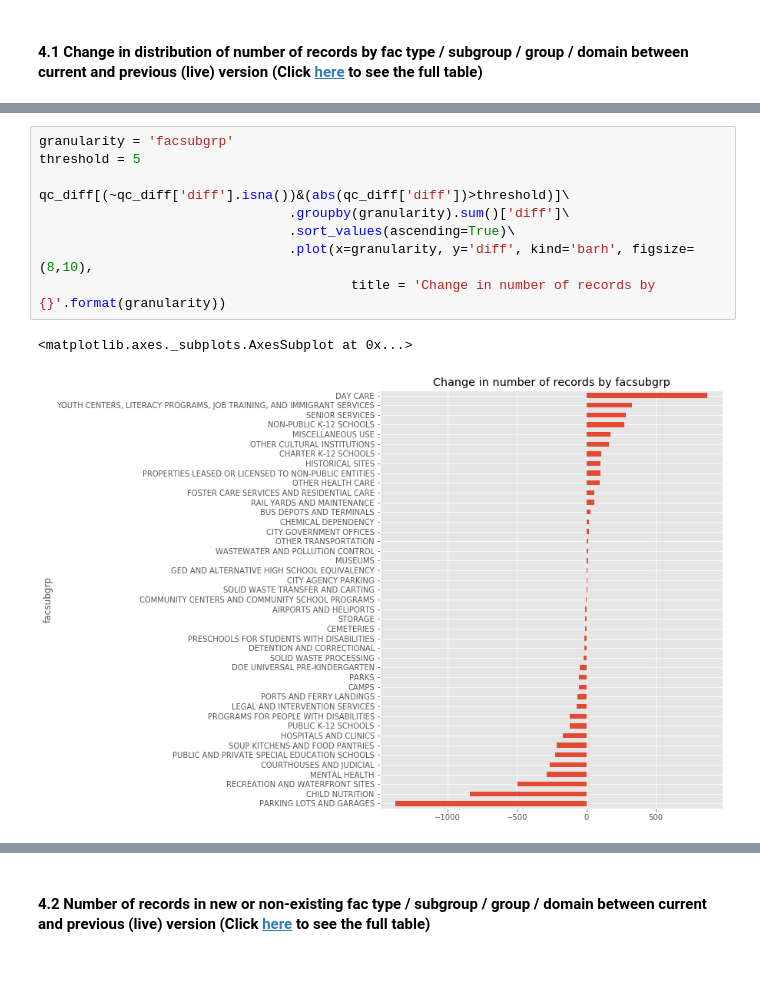
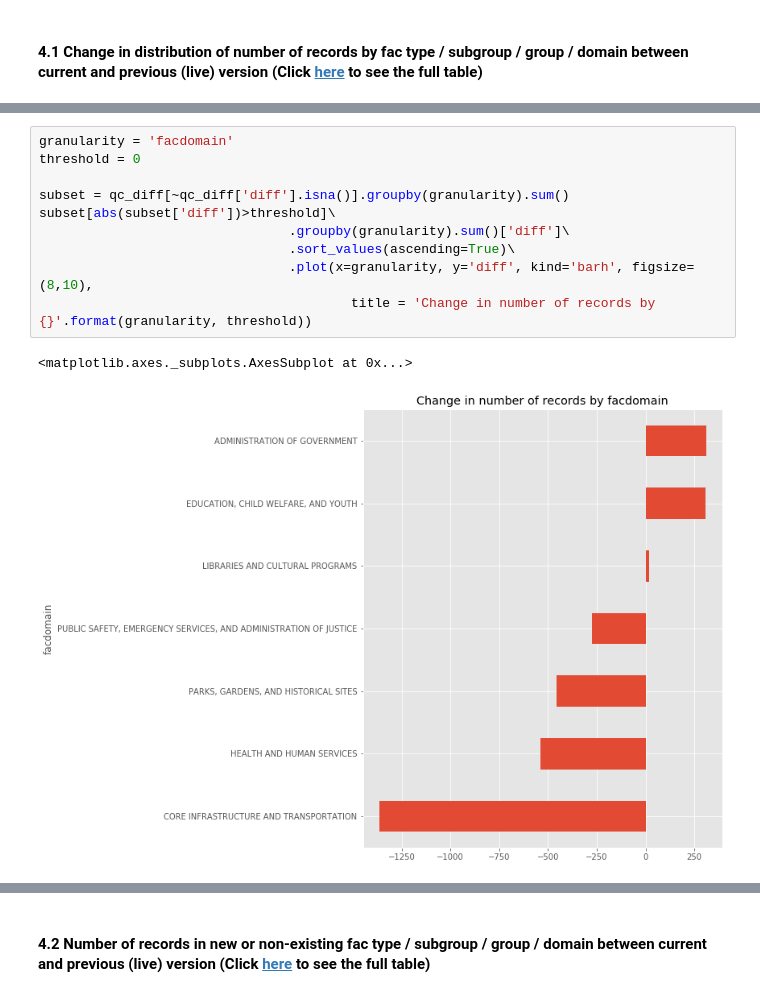
Before and after one commit to NYCPlanning/db-facilities-tmp, a Jupyter notebook: notebooks/facilities_qaqc.ipynb, the cells around one changed output, grey strips where cells are left out. Cells and saved outputs as stored; diff of their text form; blank space fills up the shorter version.

```diff
--- a/notebooks/facilities_qaqc.ipynb
+++ b/notebooks/facilities_qaqc.ipynb
@@ -129,12 +162,13 @@ qc_diff[(~qc_diff['diff'].isna())&(abs(qc_diff['diff'])>threshold)]\
 # %%
-granularity = 'facsubgrp'
-threshold = 5
+granularity = 'facdomain'
+threshold = 0
 
-qc_diff[(~qc_diff['diff'].isna())&(abs(qc_diff['diff'])>threshold)]\
+subset = qc_diff[~qc_diff['diff'].isna()].groupby(granularity).sum()
+subset[abs(subset['diff'])>threshold]\
                                 .groupby(granularity).sum()['diff']\
                                 .sort_values(ascending=True)\
                                 .plot(x=granularity, y='diff', kind='barh', figsize=(8,10),
-                                        title = 'Change in number of records by {}'.format(granularity))
+                                        title = 'Change in number of records by {}'.format(granularity, threshold))
 # %% [output]
 <matplotlib.axes._subplots.AxesSubplot at 0x...>
-[figure, old version]
+[figure, new version]
```
Also changed, not shown: parts of 11 cells of this notebook, 8 other files.
